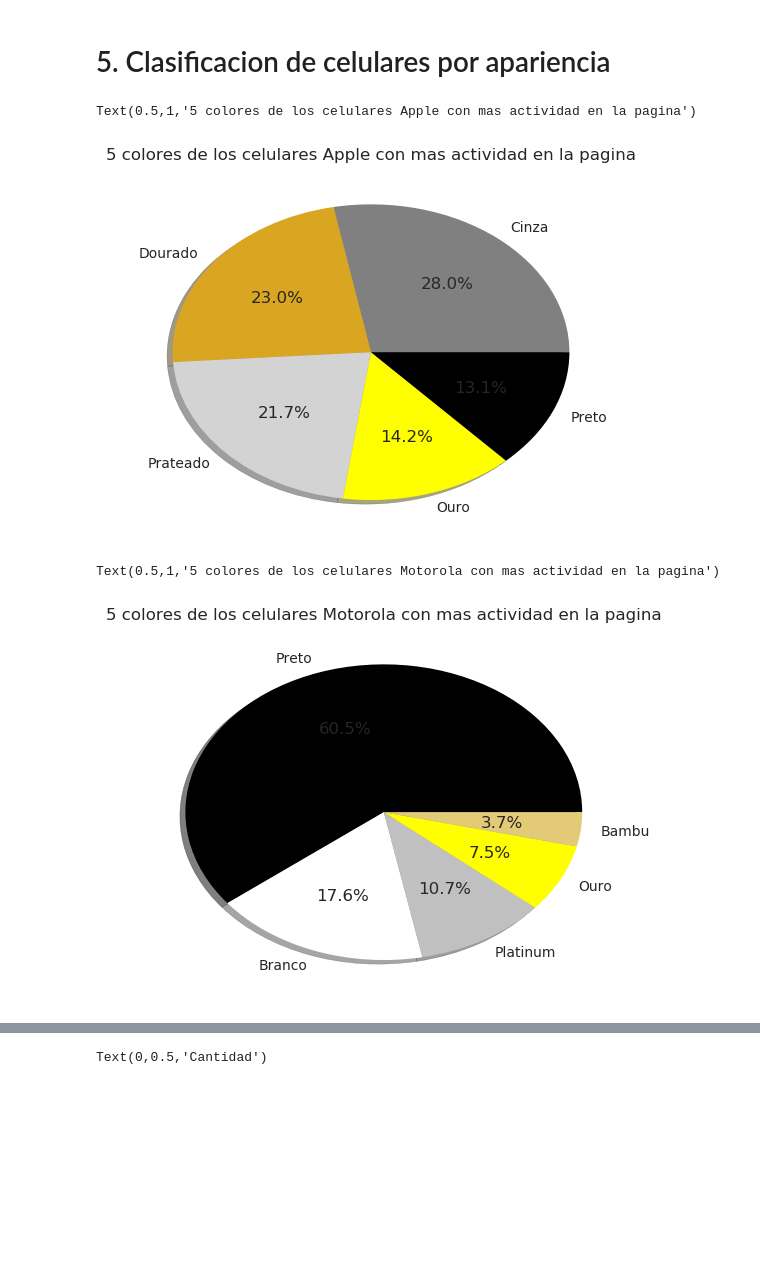
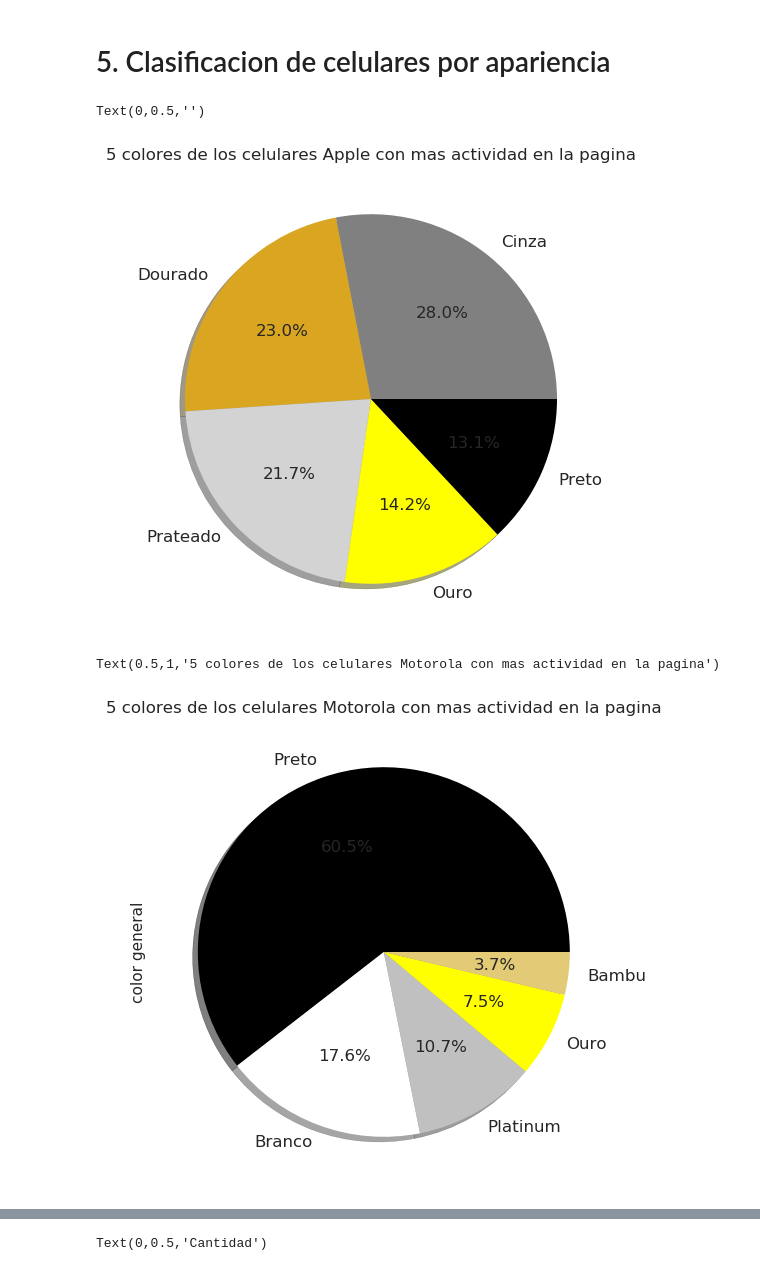
Before and after one commit to EugeniaFranchi/TP-Datos, a Jupyter notebook: TpDatos.ipynb, the cells around one changed output, grey strips where cells are left out. Drawn from its saved outputs; the diff is of its cells as text; code cells hidden in the pictures; blank space fills up the shorter version.

```diff
--- a/TpDatos.ipynb
+++ b/TpDatos.ipynb
@@ -210,6 +164,3 @@ g.set_ylabel("Mes", fontsize=18)
 # %% [output]
 Text(50.7222,0.5,'Mes')
 [figure]
-# %%
-dataframe['conversion'] = dataframe['event']=='conversion'
-for_heatmap = dataframe.pivot_table(index='mes', columns='dia', values='conversion', aggfunc='sum')
@@ -354,27 +288,28 @@ Name: event, dtype: int64
 # %%
 '''
 Devuelven listas con los colores mas comprados por marca.
 La idea es armar un grafico con los celulares y sus colores.
 '''
 
 dataframe['color general'] = dataframe['color'].loc[dataframe['marca'] == 'Samsung'].dropna().apply(lambda a: str(a).split(' ')[0])
 top5ColoresSamsung = dataframe['color general'].value_counts().head(5)
 
 dataframe['color general'] = dataframe['color'].loc[dataframe['marca'] == 'Apple'].dropna().apply(lambda a: str(a).split(' ')[0])
 top5ColoresApple = dataframe['color general'].value_counts().head(5)
 
 dataframe['color general'] = dataframe['color'].loc[dataframe['marca'] == 'Motorola'].dropna().apply(lambda a: str(a).split(' ')[0])
 top5ColoresMotorola = dataframe['color general'].value_counts().head(5)
 
-g1=plt.pie(top5ColoresApple,colors=['grey','goldenrod','lightgrey','yellow','black'],labels=top5ColoresApple.index,shadow=True,autopct='%1.1f%%')
+g1 = top5ColoresApple.plot(kind='pie',colors=['grey','goldenrod','lightgrey','yellow','black'],labels=top5ColoresApple.index,shadow=True,autopct='%1.1f%%',figsize=(6,6),fontsize=12)
 plt.title('5 colores de los celulares Apple con mas actividad en la pagina')
+g1.set_ylabel("")
 # %% [output]
-Text(0.5,1,'5 colores de los celulares Apple con mas actividad en la pagina')
+Text(0,0.5,'')
-[figure, old version]
+[figure, new version]
 # %%
-g1=plt.pie(top5ColoresMotorola,colors=['black','white','silver','yellow','xkcd:sand'],labels=top5ColoresMotorola.index,shadow=True,autopct='%1.1f%%')
+g1 = top5ColoresMotorola.plot(kind='pie',colors=['black','white','silver','yellow','xkcd:sand'],labels=top5ColoresMotorola.index,shadow=True,autopct='%1.1f%%',figsize=(6,6),fontsize=12)
 plt.title('5 colores de los celulares Motorola con mas actividad en la pagina')
 # %% [output]
 Text(0.5,1,'5 colores de los celulares Motorola con mas actividad en la pagina')
-[figure, old version]
+[figure, new version]
 # %%
```
Also changed, not shown: parts of 22 cells of this notebook.
